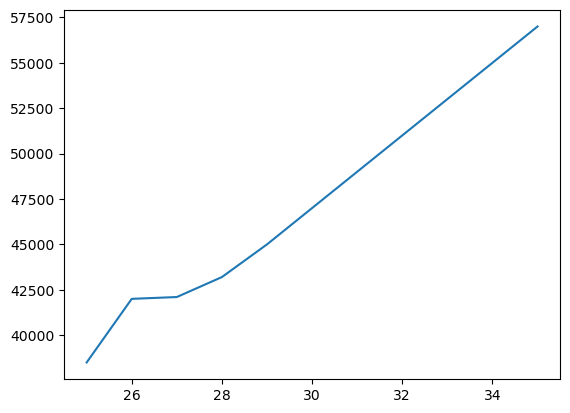
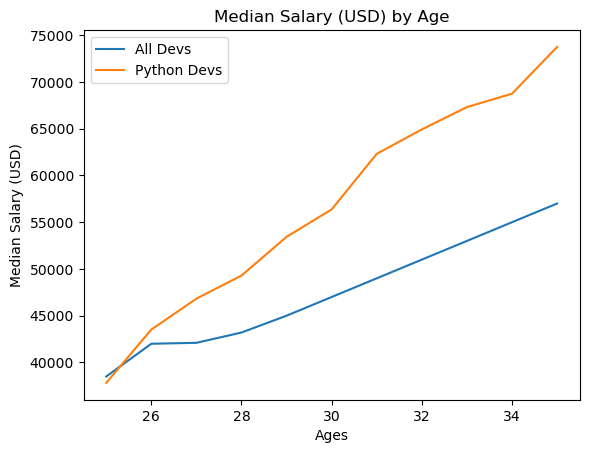
The notebook cell's code change between the first figure and the second:
--- before
+++ after
@@ -1,2 +1,7 @@
 plt.plot(dev_x,dev_y)
+plt.plot(dev_x,py_dev_y)
+plt.title("Median Salary (USD) by Age")
+plt.xlabel("Ages")
+plt.ylabel("Median Salary (USD)")
+plt.legend(["All Devs","Python Devs"])
 plt.show()

Commit: MatPlotLib/test.ipynb: learnt how to plot and learnt how to add legend title and lables